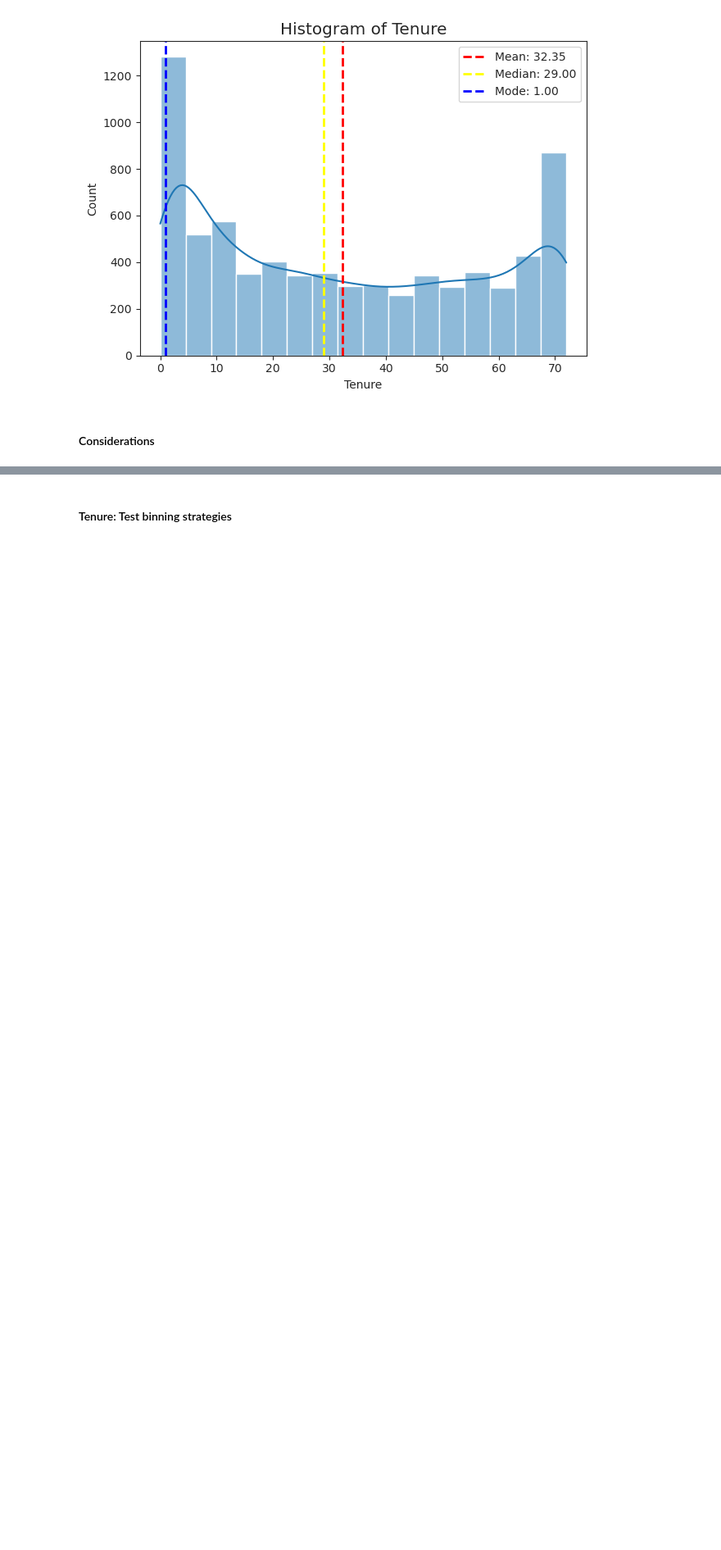
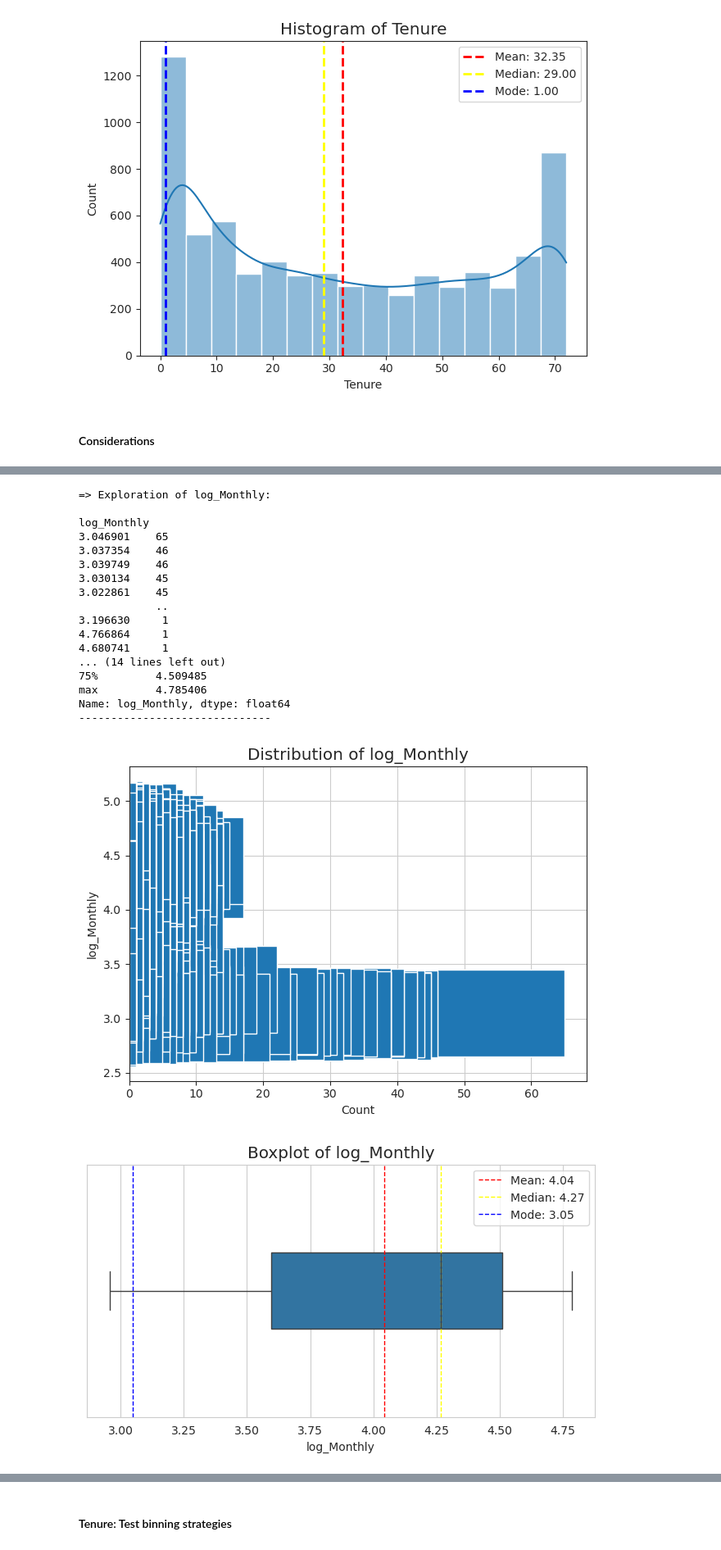
Before and after one commit to DanielCrema/oracle-one-data-science-challenge3-telecom-x-2, a Jupyter notebook: main.ipynb, the cells around one changed output, grey strips where cells are left out. Shown at 82% size. Drawn from its saved outputs; the diff is of its cells as text; code cells hidden in the pictures; blank space fills up the shorter version.

```diff
--- a/main.ipynb
+++ b/main.ipynb
@@ -319,0 +345,22 @@ Name: Tenure, dtype: float64
+# %%
+explore_distribution(x, 'log_Monthly')
+# %% [output]
+=> Exploration of log_Monthly:
+
+log_Monthly
+3.046901    65
+3.037354    46
+3.039749    46
+3.030134    45
+3.022861    45
+            ..
+3.196630     1
+4.766864     1
+4.680741     1
+... (14 lines left out)
+75%         4.509485
+max         4.785406
+Name: log_Monthly, dtype: float64
+------------------------------
+[figure, added]
+[figure, added]
```
Also changed, not shown: parts of 70 cells of this notebook.
